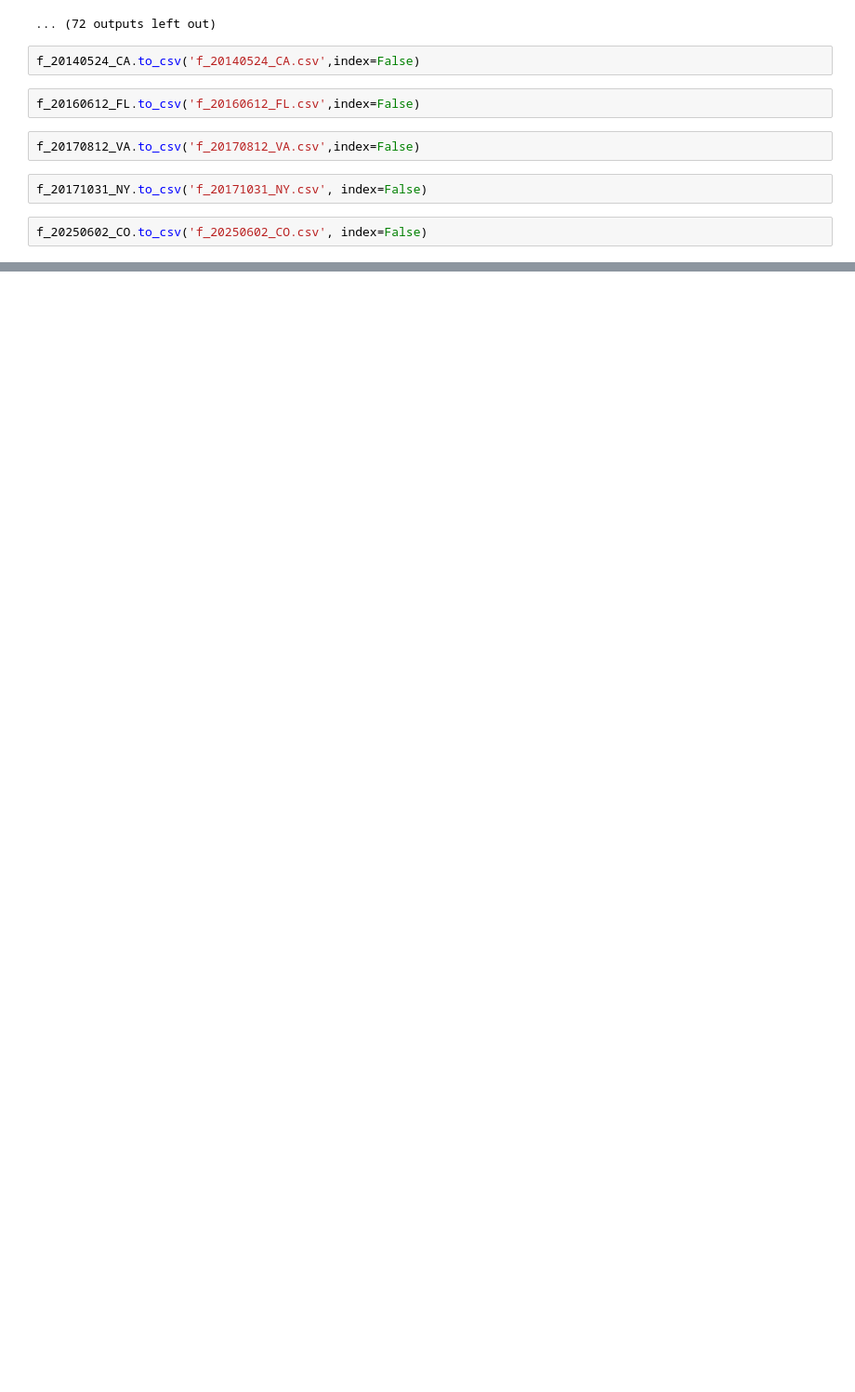
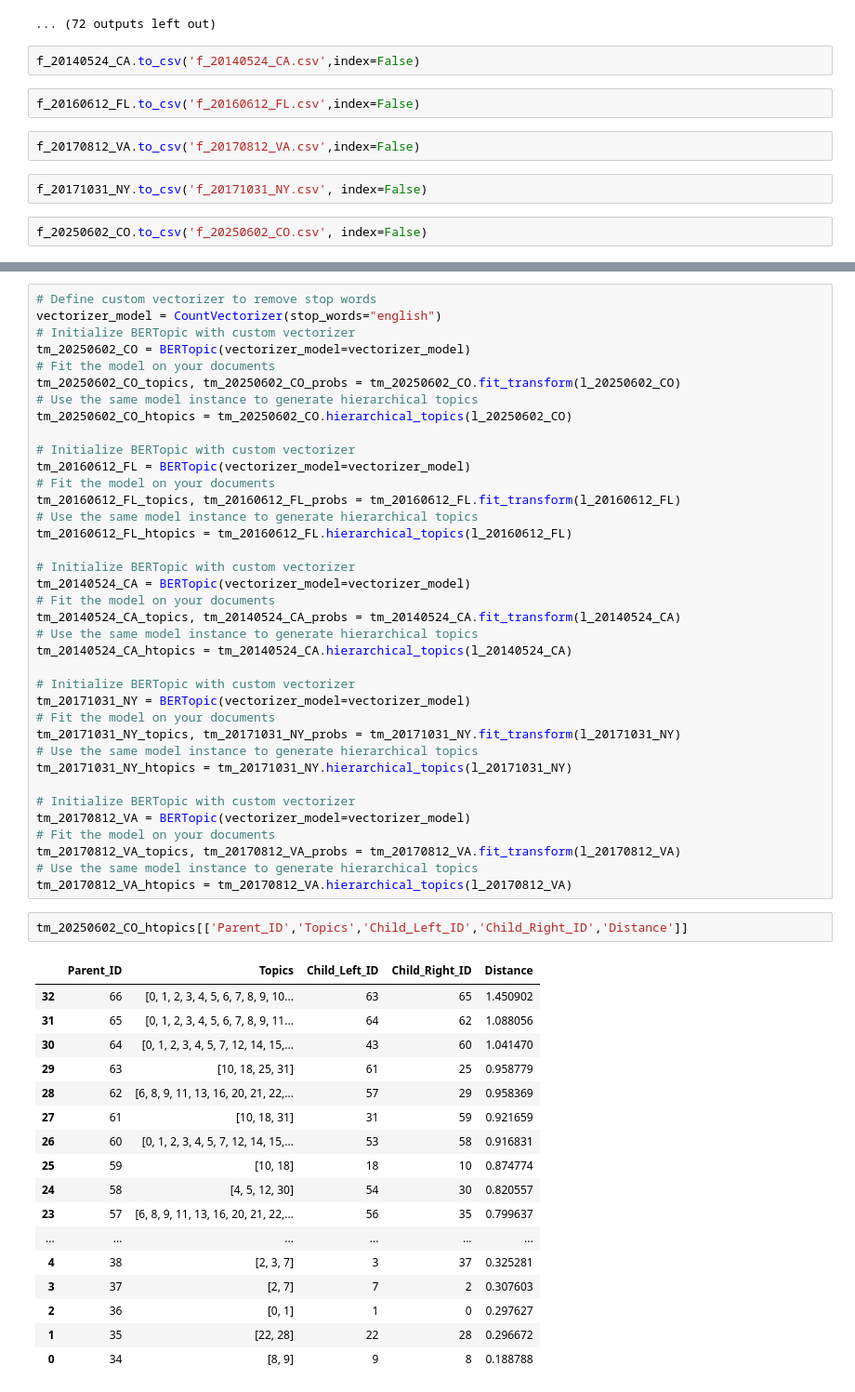
Before and after one commit to elugos/HSMS_LUGOS, a Jupyter notebook: gdeltparse.ipynb, the cells around one changed output, grey strips where cells are left out. Shown at 93% size. Cells and saved outputs as stored; diff of their text form; blank space fills up the shorter version.

```diff
--- a/gdeltparse.ipynb
+++ b/gdeltparse.ipynb
@@ -347,0 +413,57 @@ f_20171031_NY.head(50)
+# %%
+# Define custom vectorizer to remove stop words
+vectorizer_model = CountVectorizer(stop_words="english")
+# Initialize BERTopic with custom vectorizer
+tm_20250602_CO = BERTopic(vectorizer_model=vectorizer_model)
+# Fit the model on your documents
+tm_20250602_CO_topics, tm_20250602_CO_probs = tm_20250602_CO.fit_transform(l_20250602_CO)
+# Use the same model instance to generate hierarchical topics
+tm_20250602_CO_htopics = tm_20250602_CO.hierarchical_topics(l_20250602_CO)
+
+# Initialize BERTopic with custom vectorizer
+tm_20160612_FL = BERTopic(vectorizer_model=vectorizer_model)
+# Fit the model on your documents
+tm_20160612_FL_topics, tm_20160612_FL_probs = tm_20160612_FL.fit_transform(l_20160612_FL)
+# Use the same model instance to generate hierarchical topics
+tm_20160612_FL_htopics = tm_20160612_FL.hierarchical_topics(l_20160612_FL)
+
+# Initialize BERTopic with custom vectorizer
+tm_20140524_CA = BERTopic(vectorizer_model=vectorizer_model)
+# Fit the model on your documents
+tm_20140524_CA_topics, tm_20140524_CA_probs = tm_20140524_CA.fit_transform(l_20140524_CA)
+# Use the same model instance to generate hierarchical topics
+tm_20140524_CA_htopics = tm_20140524_CA.hierarchical_topics(l_20140524_CA)
+
+# Initialize BERTopic with custom vectorizer
+tm_20171031_NY = BERTopic(vectorizer_model=vectorizer_model)
+# Fit the model on your documents
+tm_20171031_NY_topics, tm_20171031_NY_probs = tm_20171031_NY.fit_transform(l_20171031_NY)
+# Use the same model instance to generate hierarchical topics
+tm_20171031_NY_htopics = tm_20171031_NY.hierarchical_topics(l_20171031_NY)
+
+# Initialize BERTopic with custom vectorizer
+tm_20170812_VA = BERTopic(vectorizer_model=vectorizer_model)
+# Fit the model on your documents
+tm_20170812_VA_topics, tm_20170812_VA_probs = tm_20170812_VA.fit_transform(l_20170812_VA)
+# Use the same model instance to generate hierarchical topics
+tm_20170812_VA_htopics = tm_20170812_VA.hierarchical_topics(l_20170812_VA)
+# %%
+tm_20250602_CO_htopics[['Parent_ID','Topics','Child_Left_ID','Child_Right_ID','Distance']]
+# %% [output]
+|  | Parent_ID | Topics | Child_Left_ID | Child_Right_ID | Distance |
+| 32 | 66 | [0, 1, 2, 3, 4, 5, 6, 7, 8, 9, 10... | 63 | 65 | 1.450902 |
+| 31 | 65 | [0, 1, 2, 3, 4, 5, 6, 7, 8, 9, 11... | 64 | 62 | 1.088056 |
+| 30 | 64 | [0, 1, 2, 3, 4, 5, 7, 12, 14, 15,... | 43 | 60 | 1.041470 |
+| 29 | 63 | [10, 18, 25, 31] | 61 | 25 | 0.958779 |
+| 28 | 62 | [6, 8, 9, 11, 13, 16, 20, 21, 22,... | 57 | 29 | 0.958369 |
+| 27 | 61 | [10, 18, 31] | 31 | 59 | 0.921659 |
+| 26 | 60 | [0, 1, 2, 3, 4, 5, 7, 12, 14, 15,... | 53 | 58 | 0.916831 |
+| 25 | 59 | [10, 18] | 18 | 10 | 0.874774 |
+| 24 | 58 | [4, 5, 12, 30] | 54 | 30 | 0.820557 |
+| 23 | 57 | [6, 8, 9, 11, 13, 16, 20, 21, 22,... | 56 | 35 | 0.799637 |
+| ... | ... | ... | ... | ... | ... |
+| 4 | 38 | [2, 3, 7] | 3 | 37 | 0.325281 |
+| 3 | 37 | [2, 7] | 7 | 2 | 0.307603 |
+| 2 | 36 | [0, 1] | 1 | 0 | 0.297627 |
+| 1 | 35 | [22, 28] | 22 | 28 | 0.296672 |
+| 0 | 34 | [8, 9] | 9 | 8 | 0.188788 |
```
Also changed, not shown: parts of 22 cells of this notebook, 1 other file.
